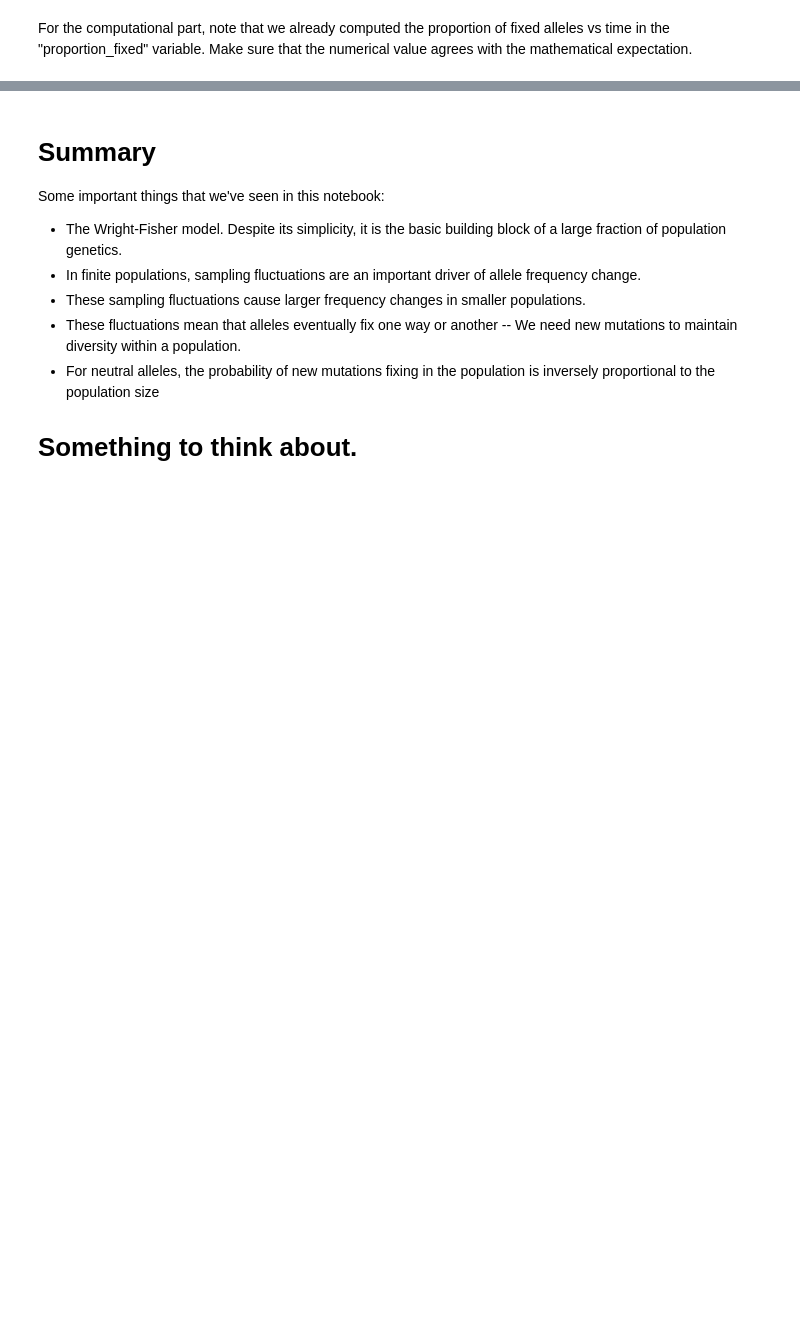
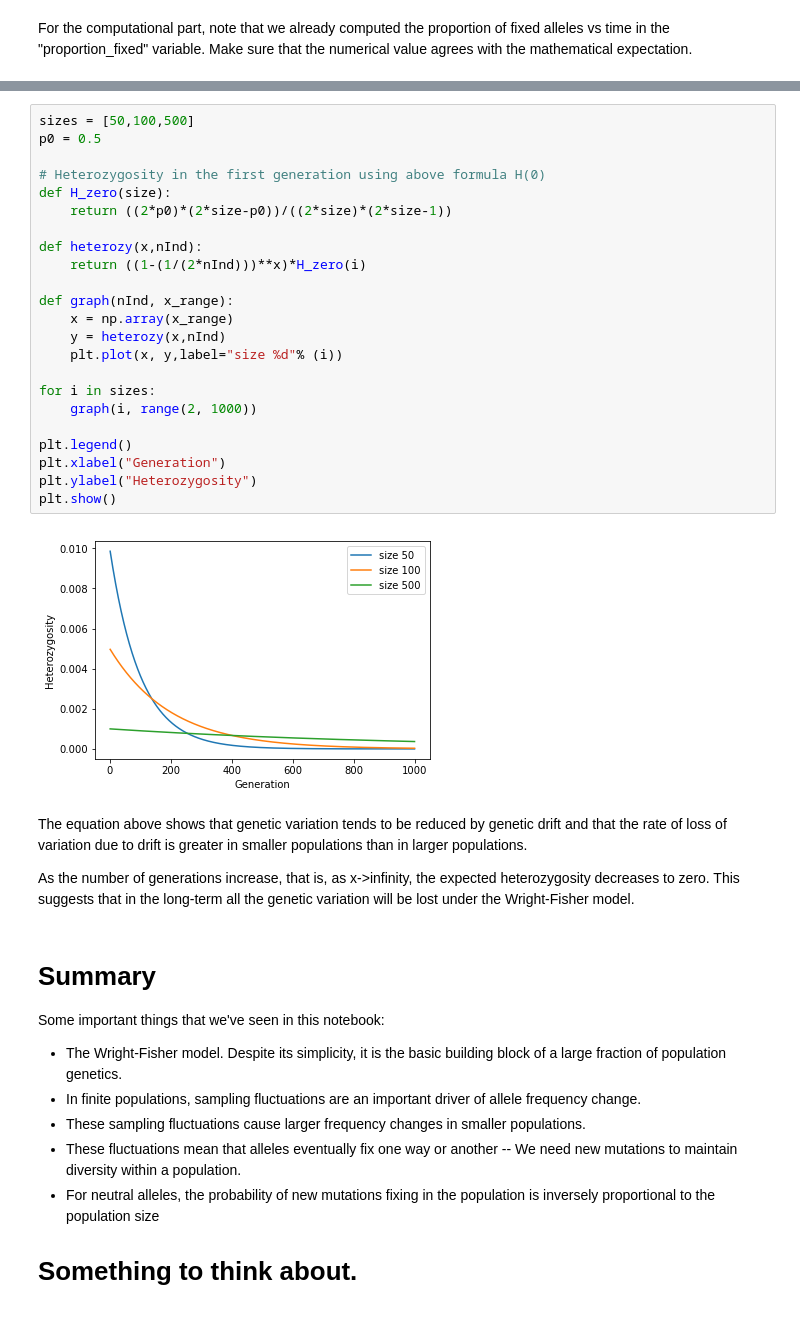
Before and after one commit to Dyex719/GSOC-C3G, a Jupyter notebook: Submission.ipynb, the cells around one changed output, grey strips where cells are left out. Saved outputs shown, nothing was run; the diff lists cells and outputs as text; blank space fills up the shorter version.

```diff
--- a/Submission.ipynb
+++ b/Submission.ipynb
@@ -681,3 +695,32 @@ plt.ylabel("Fixation probability")
+# %%
+sizes = [50,100,500]
+p0 = 0.5
+
+# Heterozygosity in the first generation using above formula H(0)
+def H_zero(size):
+    return ((2*p0)*(2*size-p0))/((2*size)*(2*size-1))
+
+def heterozy(x,nInd):
+    return ((1-(1/(2*nInd)))**x)*H_zero(i)
+
+def graph(nInd, x_range):
+    x = np.array(x_range)
+    y = heterozy(x,nInd)
+    plt.plot(x, y,label="size %d"% (i))
+
+for i in sizes:
+    graph(i, range(2, 1000))
+
+plt.legend()
+plt.xlabel("Generation")
+plt.ylabel("Heterozygosity")
+plt.show()
+# %% [output]
+[figure, added]
+# %% [markdown]
+The equation above shows that genetic variation tends to be reduced by genetic drift and that the rate of loss of variation due to drift is greater in smaller populations than in larger populations.
+
+As the number of generations increase, that is, as x->infinity, the expected heterozygosity decreases to zero. This suggests that in the long-term all the genetic variation will be lost under the Wright-Fisher model.
 # %% [markdown]
 # Summary
 
```
Also changed, not shown: parts of 21 cells of this notebook.
